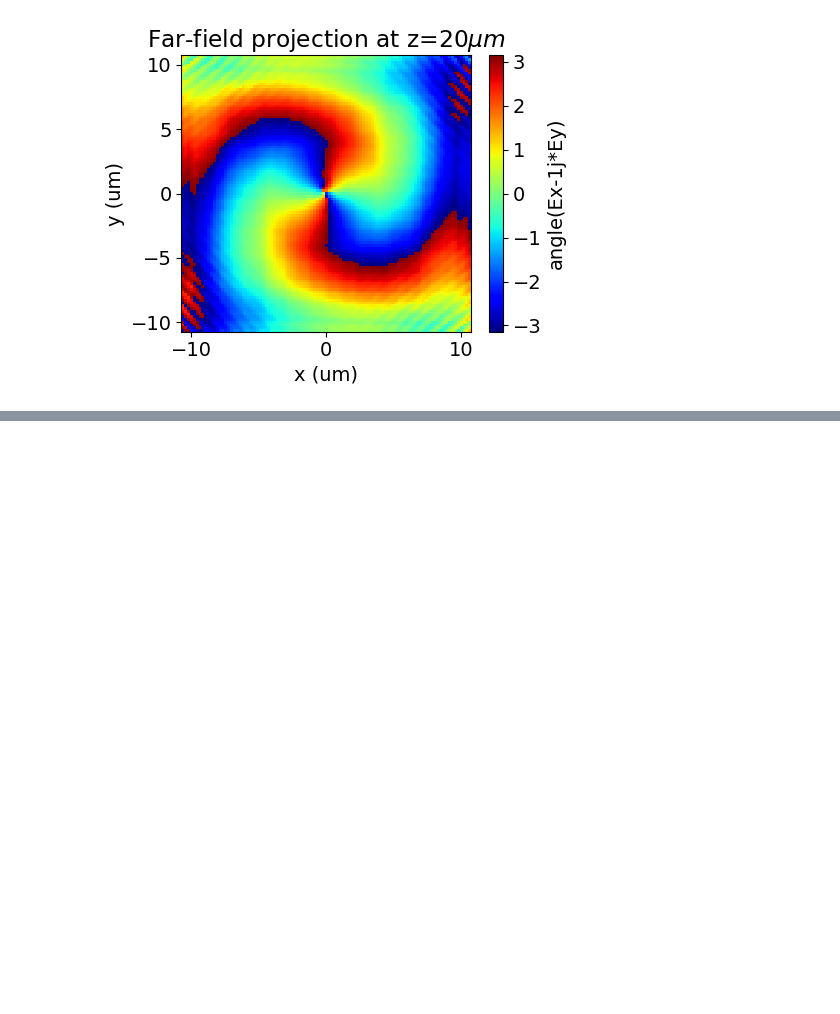
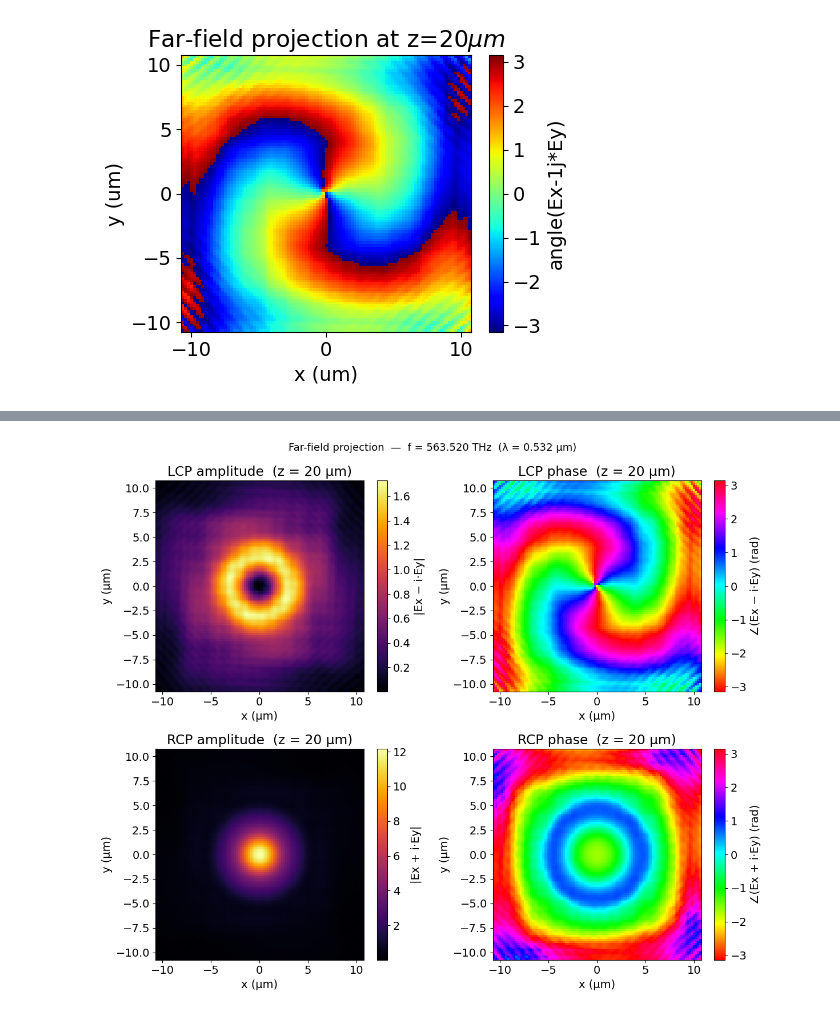
Before and after one commit to fr0ger/RMMaTidy, a Jupyter notebook: 20260110_Shi_v1.ipynb, the cells around one changed output, grey strips where cells are left out. Cells and saved outputs as stored; diff of their text form; code cells hidden in the pictures; blank space fills up the shorter version.

```diff
--- a/20260110_Shi_v1.ipynb
+++ b/20260110_Shi_v1.ipynb
@@ -218,5 +225,6 @@ estimated_cost = web.estimate_cost(job.task_id)
                              'web.real_cost(task_id)' to get the billed
                              FlexCredit cost after a simulation run.
 # %%
-sim_data = job.run(path="20260110_data_Shi/Shi_v1.hdf5")
+# sim_data = job.run(path="20260110_data_Shi/Shi_v1.hdf5")
+sim_data = td.SimulationData.from_file("data/Shi_v1.hdf5")
 # %% [output]
@@ -288,0 +295,36 @@ plt.show()
+# %%
+proj_fields = sim_data["focal_plane_proj"].fields_cartesian.sel(f=freq0, z=z_proj)
+
+Ex = proj_fields.Ex.values
+Ey = proj_fields.Ey.values
+
+lcp = Ex - 1j * Ey  # LCP component  (E_x − i E_y)
+rcp = Ex + 1j * Ey  # RCP component  (E_x + i E_y)
+
+fig, axes = plt.subplots(2, 2, figsize=(12, 10))
+
+im0 = axes[0, 0].pcolormesh(xs_far, ys_far, np.abs(lcp), shading="auto", cmap="inferno")
+fig.colorbar(im0, ax=axes[0, 0], label="|Ex − i·Ey|")
+axes[0, 0].set_title(f"LCP amplitude  (z = {z_proj} μm)")
+axes[0, 0].set_xlabel("x (μm)"); axes[0, 0].set_ylabel("y (μm)")
+
+im1 = axes[0, 1].pcolormesh(xs_far, ys_far, np.angle(lcp), shading="auto", cmap="hsv")
+fig.colorbar(im1, ax=axes[0, 1], label="∠(Ex − i·Ey) (rad)")
+axes[0, 1].set_title(f"LCP phase  (z = {z_proj} μm)")
+axes[0, 1].set_xlabel("x (μm)"); axes[0, 1].set_ylabel("y (μm)")
+
+im2 = axes[1, 0].pcolormesh(xs_far, ys_far, np.abs(rcp), shading="auto", cmap="inferno")
+fig.colorbar(im2, ax=axes[1, 0], label="|Ex + i·Ey|")
+axes[1, 0].set_title(f"RCP amplitude  (z = {z_proj} μm)")
+axes[1, 0].set_xlabel("x (μm)"); axes[1, 0].set_ylabel("y (μm)")
+
+im3 = axes[1, 1].pcolormesh(xs_far, ys_far, np.angle(rcp), shading="auto", cmap="hsv")
+fig.colorbar(im3, ax=axes[1, 1], label="∠(Ex + i·Ey) (rad)")
+axes[1, 1].set_title(f"RCP phase  (z = {z_proj} μm)")
+axes[1, 1].set_xlabel("x (μm)"); axes[1, 1].set_ylabel("y (μm)")
+
+fig.suptitle(f"Far-field projection  —  f = {freq0/1e12:.3f} THz  (λ = {lda0} μm)", fontsize=13)
+plt.tight_layout()
+plt.show()
+# %% [output]
+[figure, added]
```
Also changed, not shown: parts of 7 cells of this notebook.
